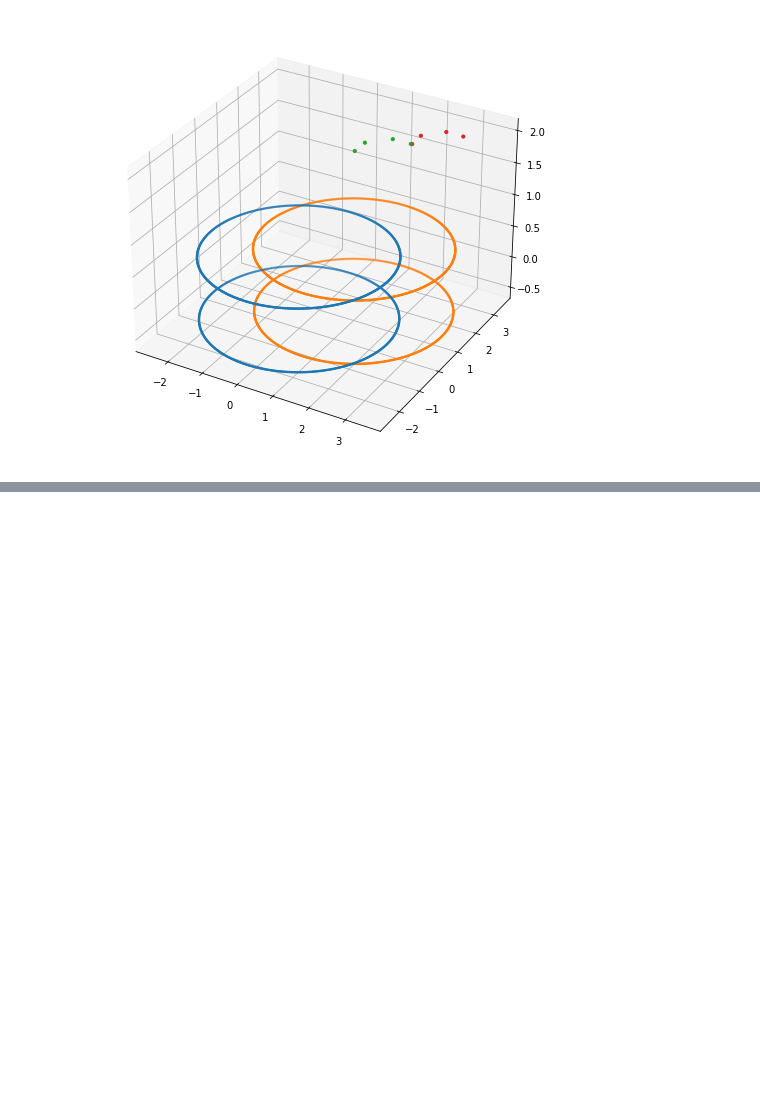
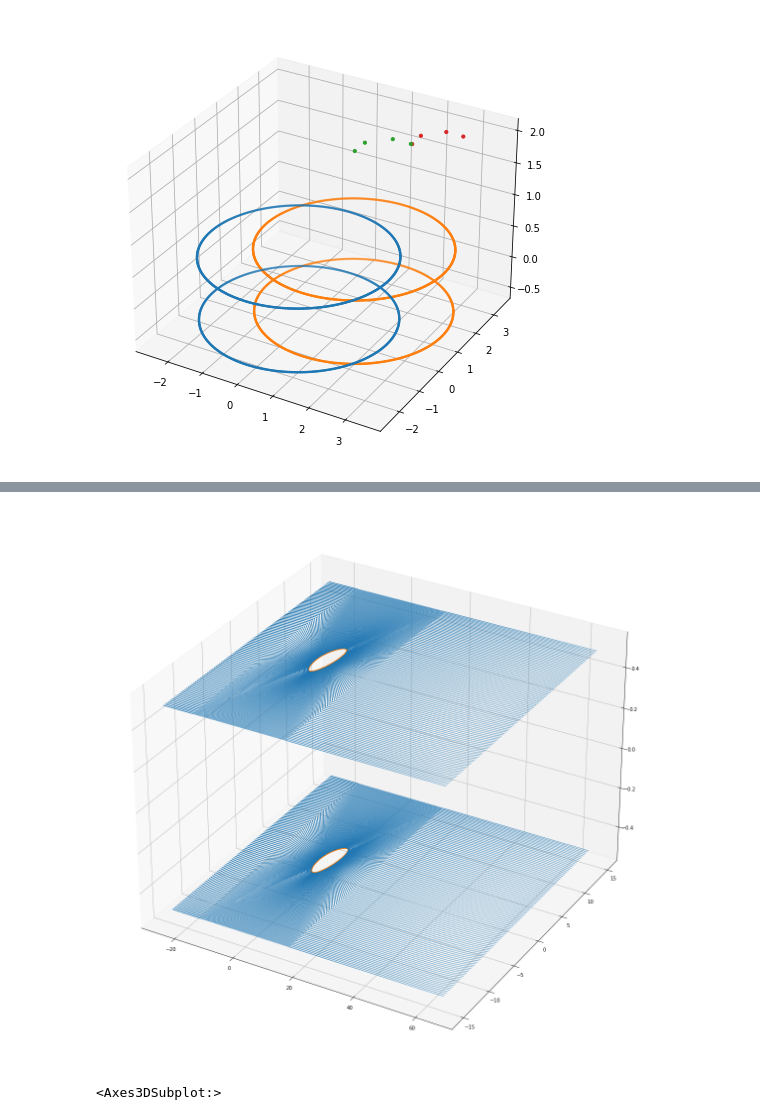
Before and after one commit to fAndreuzzi/mismesh, a Jupyter notebook: Notebook.ipynb, the cells around one changed output, grey strips where cells are left out. Saved outputs shown, nothing was run; the diff lists cells and outputs as text; code cells hidden in the pictures; blank space fills up the shorter version.

```diff
--- a/Notebook.ipynb
+++ b/Notebook.ipynb
@@ -110,0 +162,13 @@ plt.show()
+# %%
+new_mesh_points = interpolate_points(mesh.points, *train_interpolator(
+                                    walls_coords(mesh),
+                                    obstacle,
+                                    transform(obstacle)
+                                )
+                            )
+# %%
+ax = scatter3d([new_mesh_points], s=0.2, figsize=(20,30), draw=False)
+scatter3d([transform(obstacle)], s=10, figsize=(20,30), draw=True, ax=ax)
+# %% [output]
+[figure, added]
+<Axes3DSubplot:>
```
Also changed, not shown: parts of 6 cells of this notebook.
